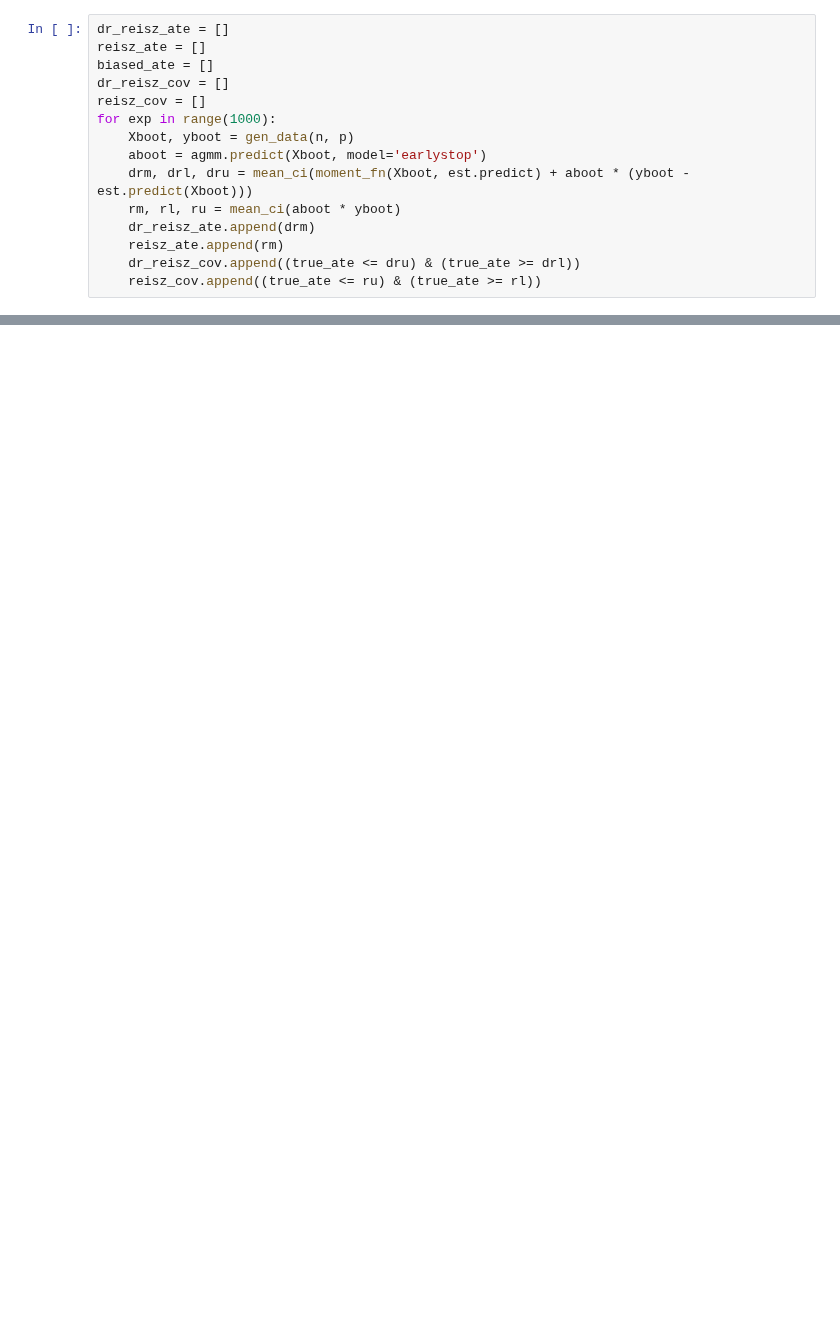
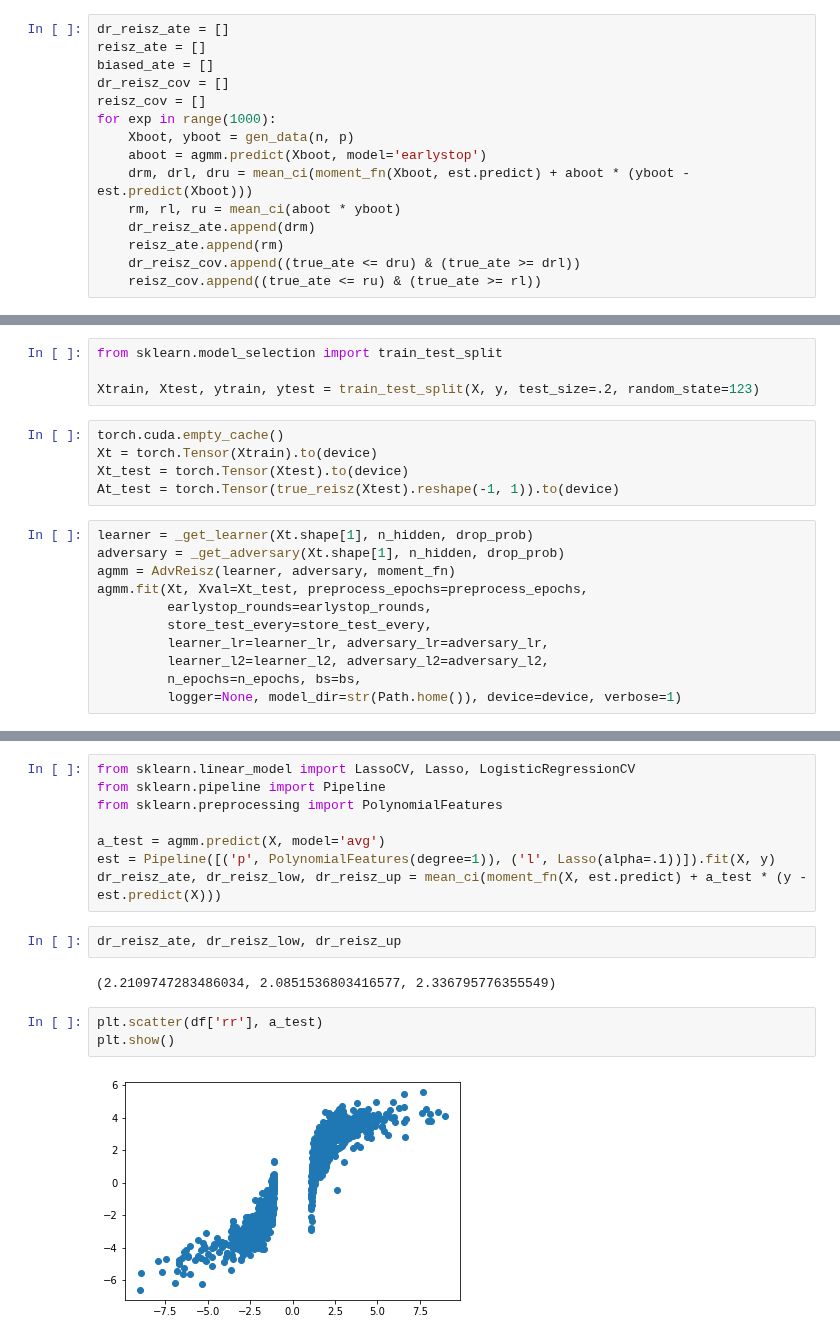
Before and after one commit to syrgkanislab/adversarial_reisz, a Jupyter notebook: AdversarialReisz.ipynb, the cells around one changed output, grey strips where cells are left out. Drawn from its saved outputs; the diff is of its cells as text; blank space fills up the shorter version.

```diff
--- a/AdversarialReisz.ipynb
+++ b/AdversarialReisz.ipynb
@@ -272,0 +326,20 @@ plt.show()
+# %%
+from sklearn.model_selection import train_test_split
+
+Xtrain, Xtest, ytrain, ytest = train_test_split(X, y, test_size=.2, random_state=123)
+# %%
+torch.cuda.empty_cache()
+Xt = torch.Tensor(Xtrain).to(device)
+Xt_test = torch.Tensor(Xtest).to(device)
+At_test = torch.Tensor(true_reisz(Xtest).reshape(-1, 1)).to(device)
+# %%
+learner = _get_learner(Xt.shape[1], n_hidden, drop_prob)
+adversary = _get_adversary(Xt.shape[1], n_hidden, drop_prob)
+agmm = AdvReisz(learner, adversary, moment_fn)
+agmm.fit(Xt, Xval=Xt_test, preprocess_epochs=preprocess_epochs,
+         earlystop_rounds=earlystop_rounds,
+         store_test_every=store_test_every,
+         learner_lr=learner_lr, adversary_lr=adversary_lr,
+         learner_l2=learner_l2, adversary_l2=adversary_l2,
+         n_epochs=n_epochs, bs=bs,
+         logger=None, model_dir=str(Path.home()), device=device, verbose=1)
@@ -272,0 +365,17 @@ plt.show()
+# %%
+from sklearn.linear_model import LassoCV, Lasso, LogisticRegressionCV
+from sklearn.pipeline import Pipeline
+from sklearn.preprocessing import PolynomialFeatures
+
+a_test = agmm.predict(X, model='avg')
+est = Pipeline([('p', PolynomialFeatures(degree=1)), ('l', Lasso(alpha=.1))]).fit(X, y)
+dr_reisz_ate, dr_reisz_low, dr_reisz_up = mean_ci(moment_fn(X, est.predict) + a_test * (y - est.predict(X)))
+# %%
+dr_reisz_ate, dr_reisz_low, dr_reisz_up
+# %% [output]
+(2.2109747283486034, 2.0851536803416577, 2.336795776355549)
+# %%
+plt.scatter(df['rr'], a_test)
+plt.show()
+# %% [output]
+[figure, added]
```
Also changed, not shown: parts of 31 cells of this notebook, 5 other files.
